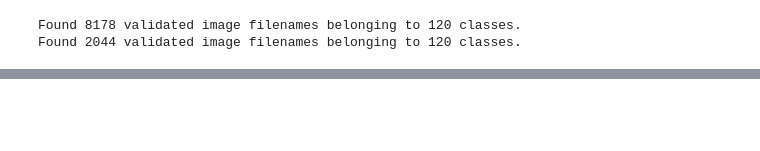
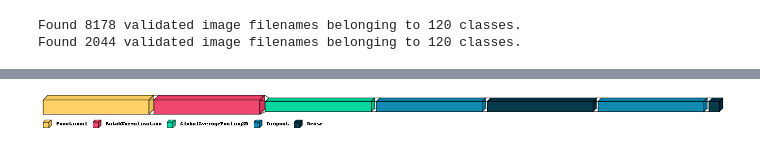
Before and after one commit to NicholasL4/676, a Jupyter notebook: Resnet50.ipynb, the cells around one changed output, grey strips where cells are left out. Drawn from its saved outputs; the diff is of its cells as text; code cells hidden in the pictures; blank space fills up the shorter version.

```diff
--- a/Resnet50.ipynb
+++ b/Resnet50.ipynb
@@ -86,0 +121,4 @@ KeyboardInterrupt:
+# %%
+visualkeras.layered_view(model,  legend=True)
+# %% [output]
+[figure, added]
```
Also changed, not shown: parts of 5 cells of this notebook, 6 other files.
